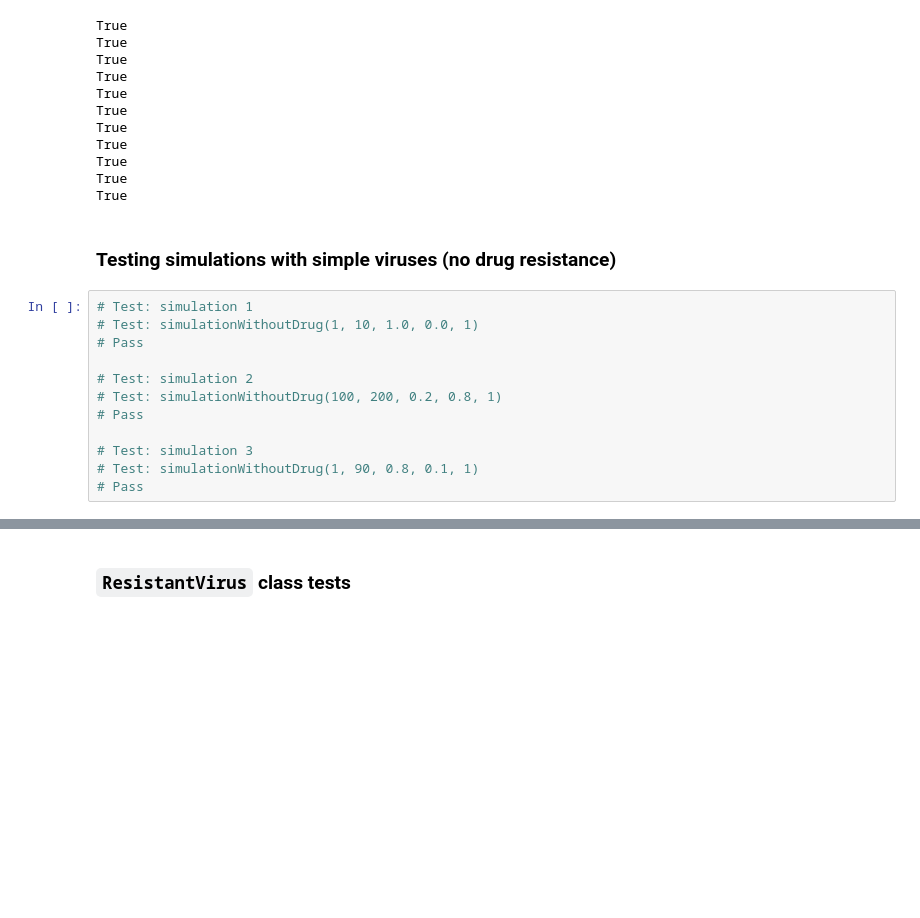
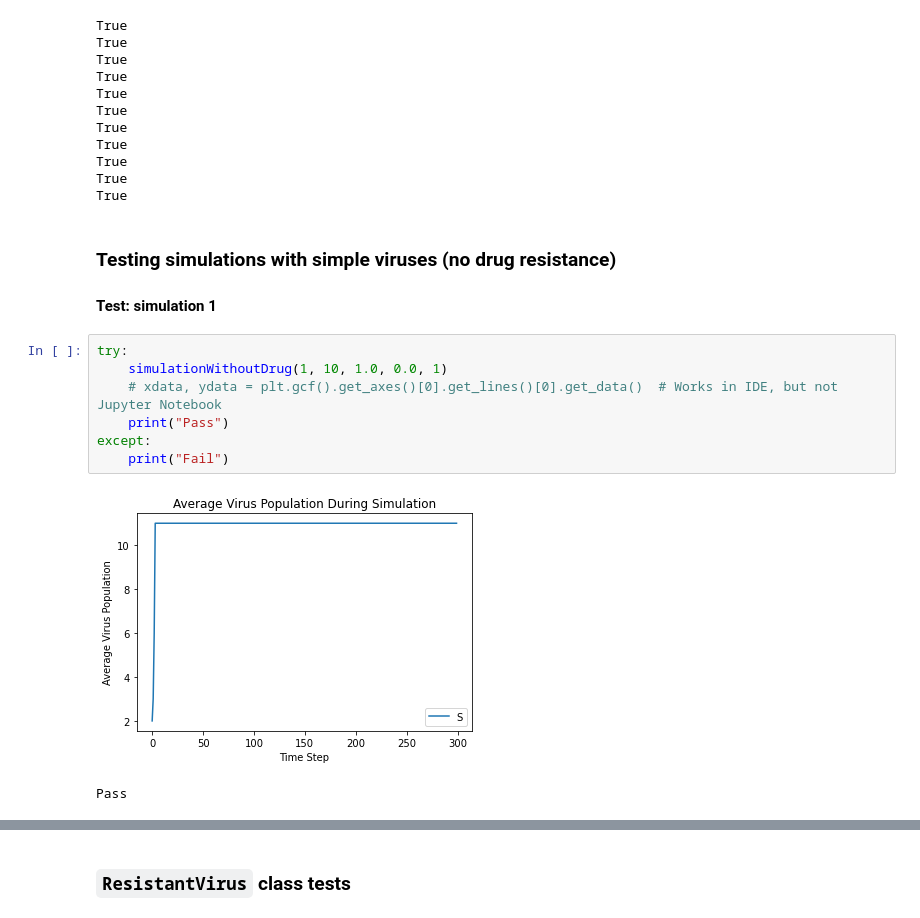
Before and after one commit to ChemGuy88/portfolio, a Jupyter notebook: Python Examples/Stochastic Model-Virus/notebook.ipynb, the cells around one changed output, grey strips where cells are left out. Saved outputs shown, nothing was run; the diff lists cells and outputs as text; blank space fills up the shorter version.

Commit message:
Added simple simulation tests

```diff
--- a/Python Examples/Stochastic Model-Virus/notebook.ipynb
+++ b/Python Examples/Stochastic Model-Virus/notebook.ipynb
@@ -152,15 +197,14 @@ True
 True
 # %% [markdown]
 ### Testing simulations with simple viruses (no drug resistance)
+#### Test: simulation 1
-# %%
-# Test: simulation 1
-# Test: simulationWithoutDrug(1, 10, 1.0, 0.0, 1)
-# Pass
-
-# Test: simulation 2
-# Test: simulationWithoutDrug(100, 200, 0.2, 0.8, 1)
-# Pass
-
-# Test: simulation 3
-# Test: simulationWithoutDrug(1, 90, 0.8, 0.1, 1)
-# Pass
+# %%
+try:
+    simulationWithoutDrug(1, 10, 1.0, 0.0, 1)
+    # xdata, ydata = plt.gcf().get_axes()[0].get_lines()[0].get_data()  # Works in IDE, but not Jupyter Notebook
+    print("Pass")
+except:
+    print("Fail")
+# %% [output]
+[figure, added]
+Pass
```
Also changed, not shown: parts of 12 cells of this notebook.
